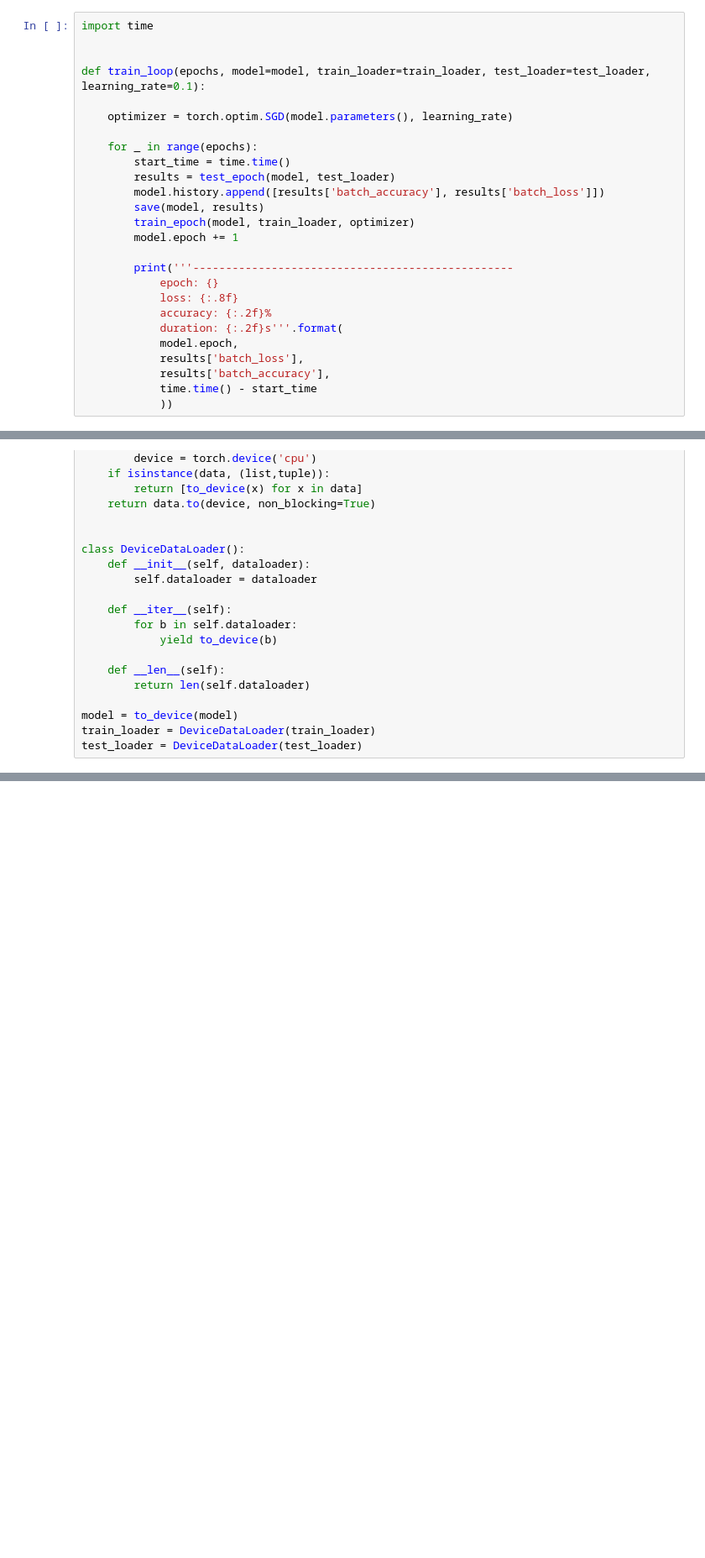
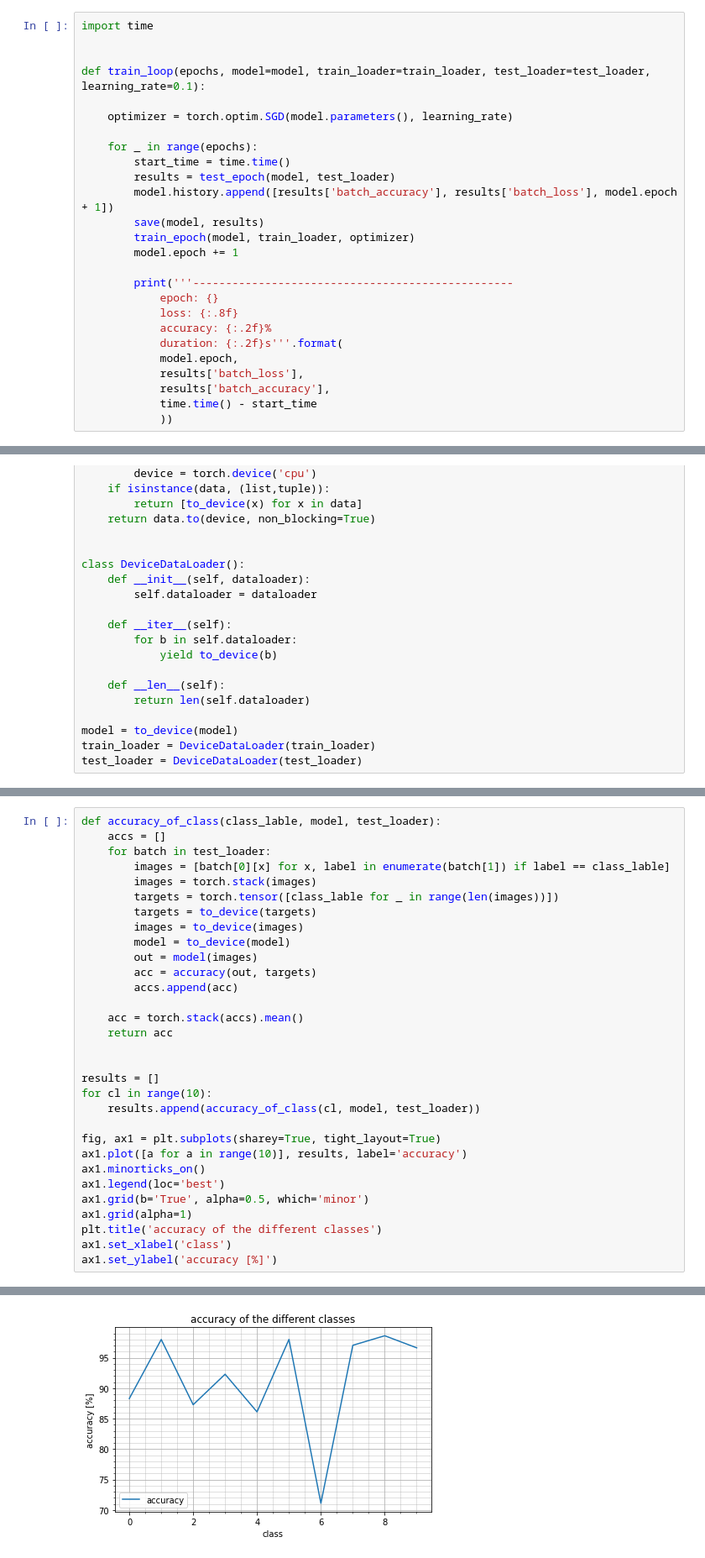
Before and after one commit to LukasBeckers/FashionMNIST-classification, a Jupyter notebook: FashionMNIST classifier no data augmentation.ipynb, the cells around one changed output, grey strips where cells are left out. Shown: that part at 84% size. Drawn from its saved outputs; the diff is of its cells as text; blank space fills up the shorter version.

```diff
--- a/FashionMNIST classifier no data augmentation.ipynb
+++ b/FashionMNIST classifier no data augmentation.ipynb
@@ -164,7 +164,7 @@ def train_loop(epochs, model=model, train_loader=train_loader, test_loader=test_
     for _ in range(epochs):
         start_time = time.time()
         results = test_epoch(model, test_loader)
-        model.history.append([results['batch_accuracy'], results['batch_loss']])
+        model.history.append([results['batch_accuracy'], results['batch_loss'], model.epoch + 1])
         save(model, results)
         train_epoch(model, train_loader, optimizer)
         model.epoch += 1
@@ -231,0 +244,32 @@ train_loop(250, model, train_loader, test_loader, 0.05)
+# %%
+def accuracy_of_class(class_lable, model, test_loader):
+    accs = []
+    for batch in test_loader:
+        images = [batch[0][x] for x, label in enumerate(batch[1]) if label == class_lable]
+        images = torch.stack(images)
+        targets = torch.tensor([class_lable for _ in range(len(images))])
+        targets = to_device(targets)
+        images = to_device(images)
+        model = to_device(model)
+        out = model(images)
+        acc = accuracy(out, targets)
+        accs.append(acc)
+
+    acc = torch.stack(accs).mean()
+    return acc
+
+
+results = []
+for cl in range(10):
+    results.append(accuracy_of_class(cl, model, test_loader))
+
+fig, ax1 = plt.subplots(sharey=True, tight_layout=True)
+ax1.plot([a for a in range(10)], results, label='accuracy')
+ax1.minorticks_on()
+ax1.legend(loc='best')
+ax1.grid(b='True', alpha=0.5, which='minor')
+ax1.grid(alpha=1)
+plt.title('accuracy of the different classes')
+ax1.set_xlabel('class')
+ax1.set_ylabel('accuracy [%]')
+# %% [output]
@@ -231,0 +277 @@ train_loop(250, model, train_loader, test_loader, 0.05)
+[figure, added]
```
Also changed, not shown: parts of 7 cells of this notebook.
